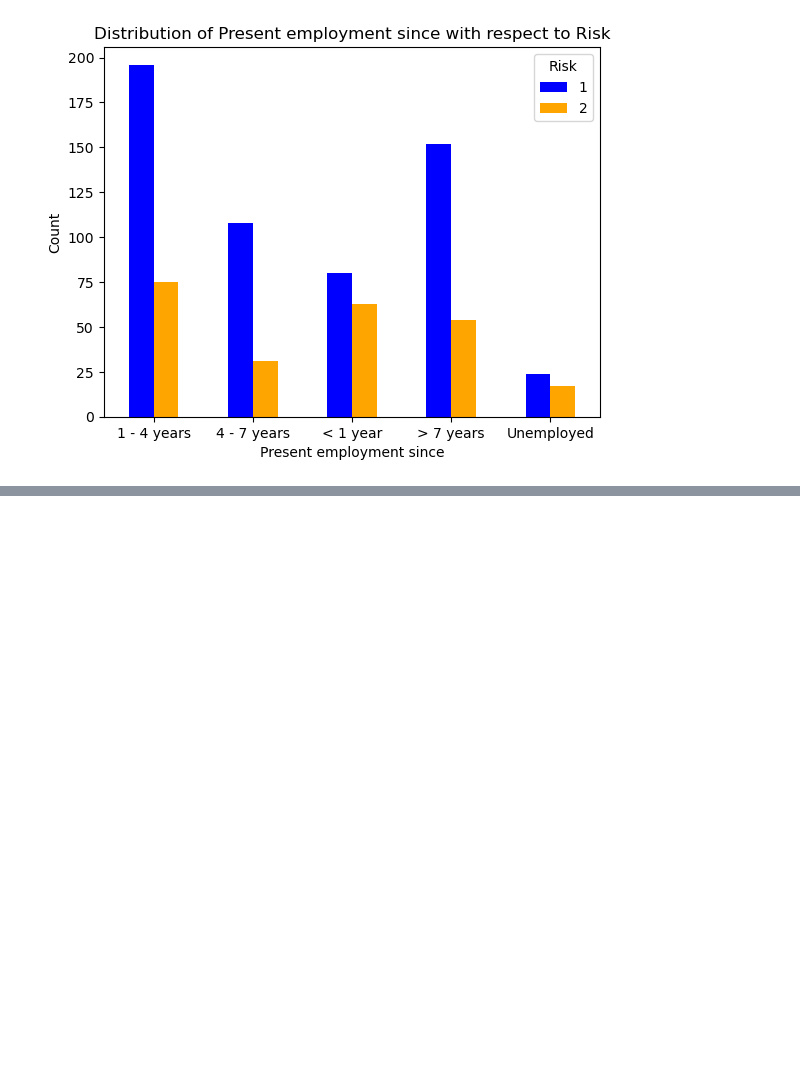
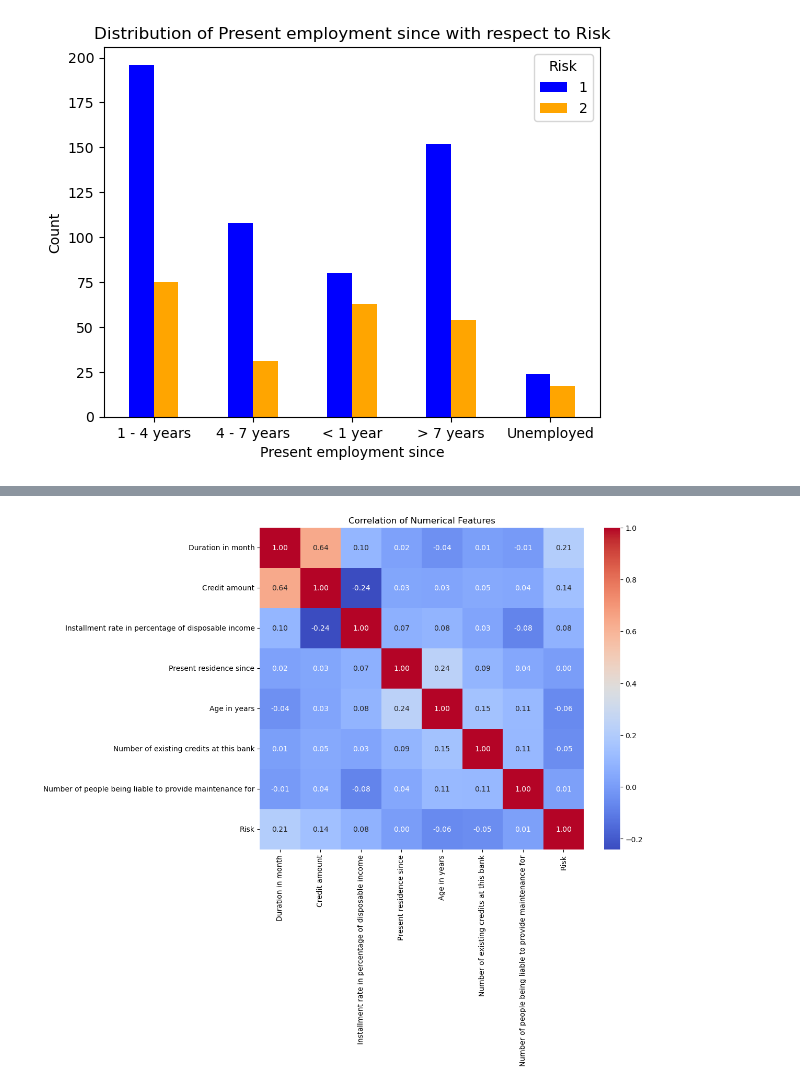
Before and after one commit to mwisechacha/Credit-Risk-Modelling, a Jupyter notebook: credit_risk.ipynb, the cells around one changed output, grey strips where cells are left out. Saved outputs shown, nothing was run; the diff lists cells and outputs as text; code cells hidden in the pictures; blank space fills up the shorter version.

```diff
--- a/credit_risk.ipynb
+++ b/credit_risk.ipynb
@@ -456,0 +496,5 @@ plt.show()
+# %%
+# create a new feature for personal status as female and male
+credit_visualization["Personal status"] = credit_visualization["Personal status and sex"].apply(
+	lambda x: "female" if "female" in x else "male"
+)
@@ -456,0 +555,9 @@ plt.show()
+# %%
+# correlation of numerical features
+numeric_features = credit_visualization.select_dtypes(include=['number'])
+plt.figure(figsize=(10, 8))
+sns.heatmap(numeric_features.corr(), annot=True, fmt=".2f", cmap="coolwarm")
+plt.title("Correlation of Numerical Features")
+plt.show()
+# %% [output]
+[figure, added]
```
Also changed, not shown: parts of 7 cells of this notebook.
